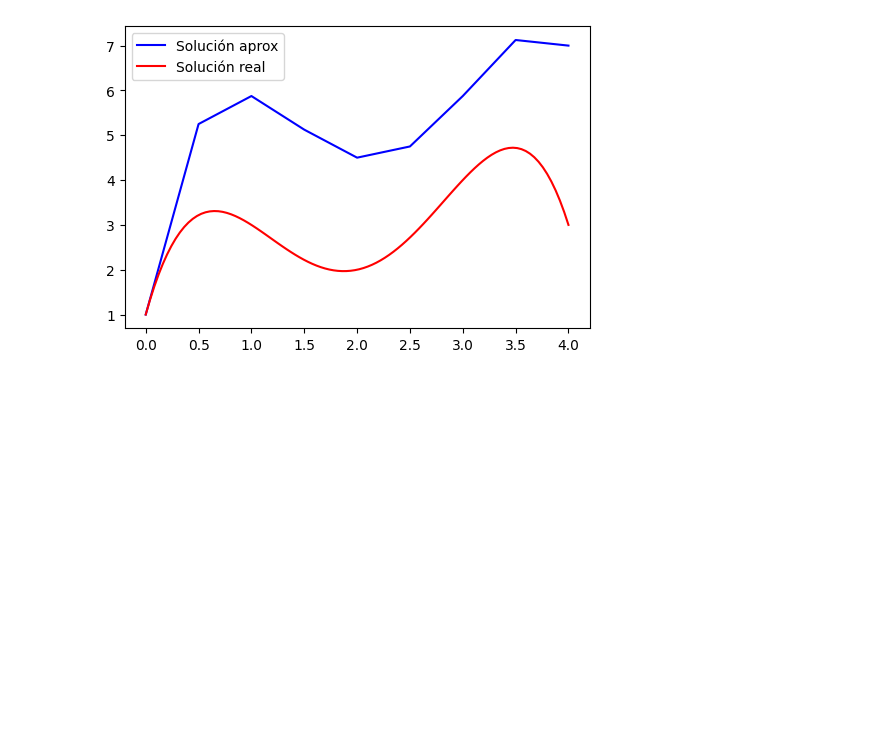
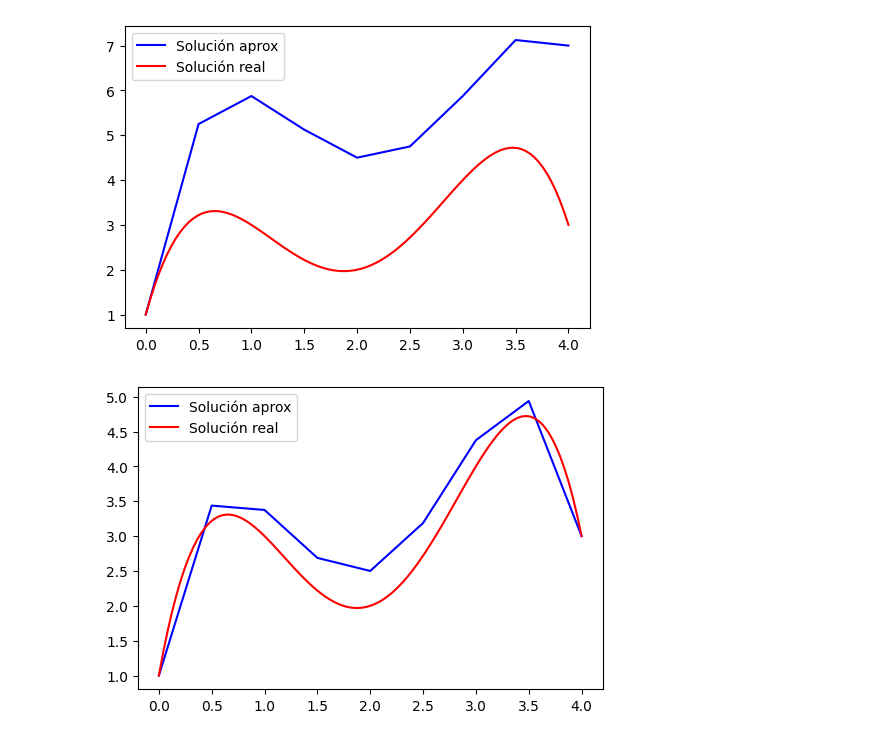
Before and after one commit to gmauricio-toledo/UNISON-teaching, a Jupyter notebook: EDO.ipynb, the cells around one changed output. Saved outputs shown, nothing was run; the diff lists cells and outputs as text; code cells hidden in the pictures; blank space fills up the shorter version.

```diff
--- a/EDO.ipynb
+++ b/EDO.ipynb
@@ -77,8 +77,13 @@ x0 = 0
 y0 = 1
 
 solver = EulerEDO(f,sol)
-solver.fit(a,b,h,x0,y0)
-
+solver.fit(a,b,h,x0,y0,heun=False)
 solver.plot(plot_nodes=False)
 # %% [output]
 [figure]
+# %%
+solver = EulerEDO(f,sol)
+solver.fit(a,b,h,x0,y0,heun=True)
+solver.plot(plot_nodes=False)
+# %% [output]
+[figure, added]
```
Also changed, not shown: parts of 1 cell of this notebook.
